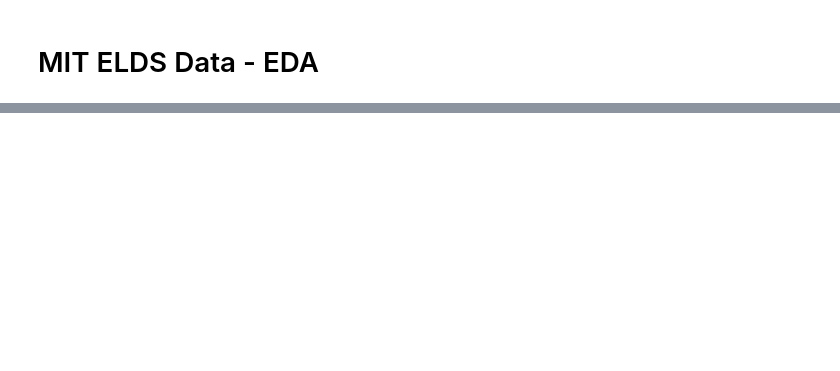
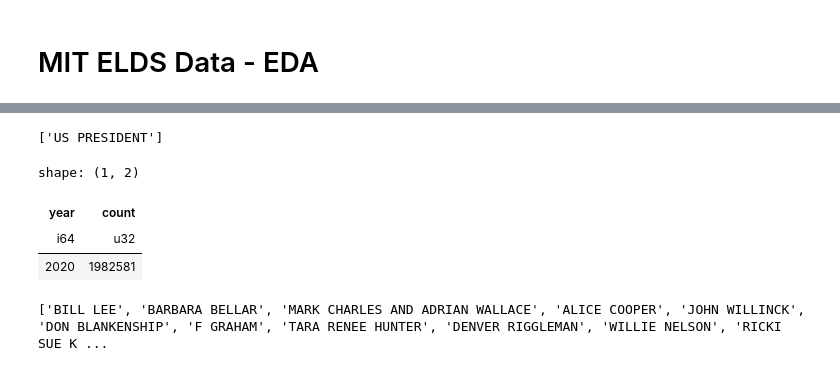
Before and after one commit to pixel-process-dev/decision-desk, a Jupyter notebook: notebooks/ELDS-EDA.ipynb, the cells around one changed output, grey strips where cells are left out. Drawn from its saved outputs; the diff is of its cells as text; code cells hidden in the pictures; blank space fills up the shorter version.

Commit message:
added eda notebook for 2020 pres election

```diff
--- a/notebooks/ELDS-EDA.ipynb
+++ b/notebooks/ELDS-EDA.ipynb
@@ -62 +84,19 @@ shape: (9, 25)
 └───────────┴───────────┴───────────┴───────────┴───┴───────────┴───────────┴───────────┴──────────┘
+# %%
+# Only US president data included
+df['office'].unique().to_list()
+# %% [output]
+['US PRESIDENT']
+# %%
+# Only 2020 election included
+df['year'].value_counts()
+# %% [output]
+shape: (1, 2)
+| year | count |
+| i64 | u32 |
+| 2020 | 1982581 |
+# %%
+# Who was running?
+print(df['candidate'].unique().to_list())
+# %% [output]
+['BILL LEE', 'BARBARA BELLAR', 'MARK CHARLES AND ADRIAN WALLACE', 'ALICE COOPER', 'JOHN WILLINCK', 'DON BLANKENSHIP', 'F GRAHAM', 'TARA RENEE HUNTER', 'DENVER RIGGLEMAN', 'WILLIE NELSON', 'RICKI SUE K ...
```
Also changed, not shown: parts of 17 cells of this notebook, 1 other file.
